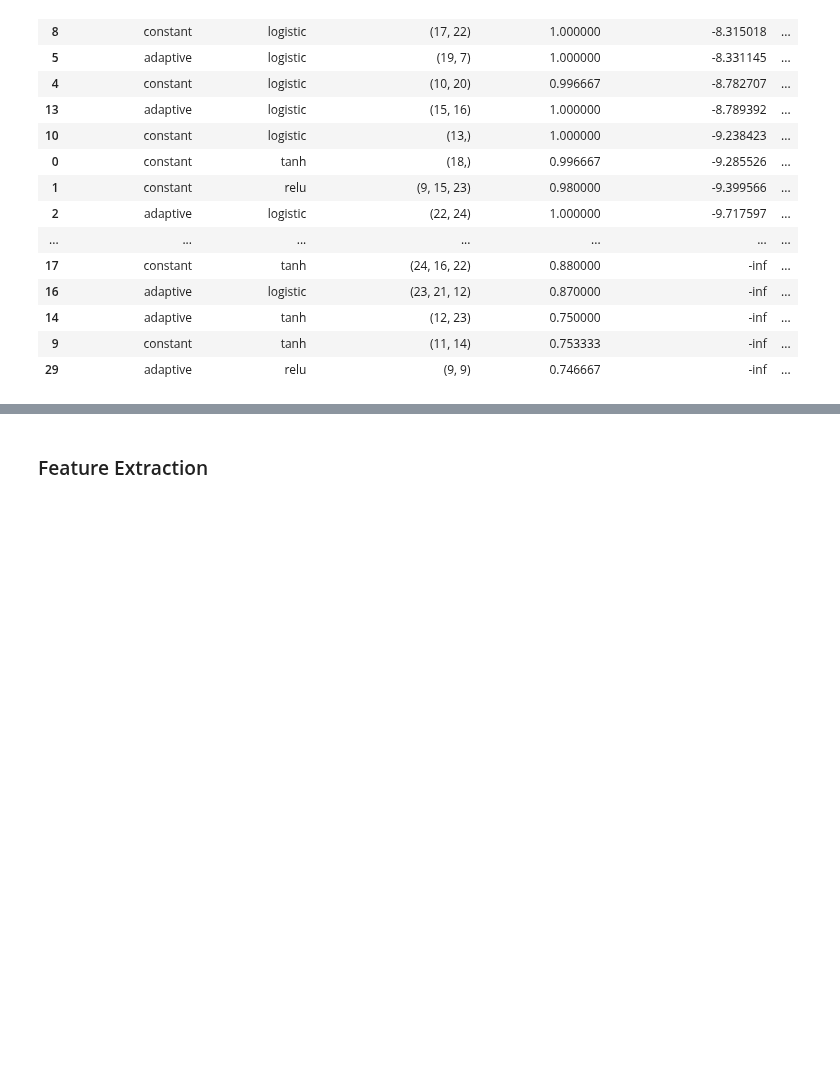
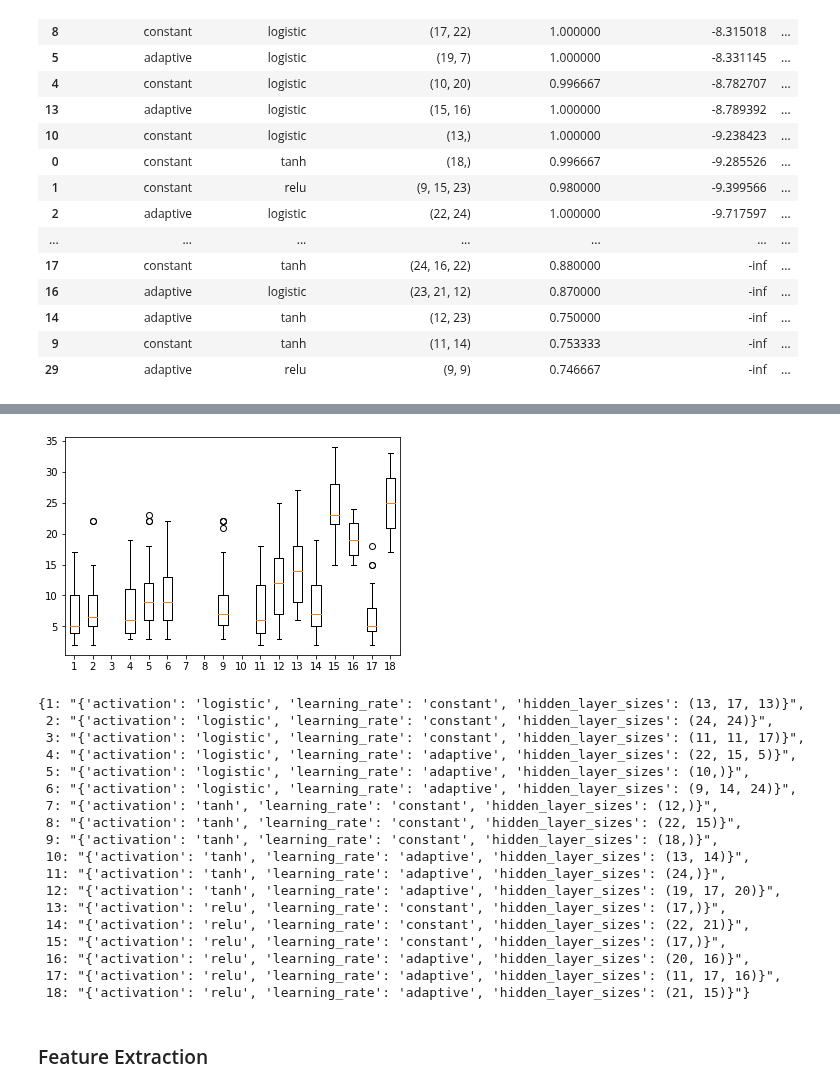
Before and after one commit to JulianBvW/BA-WDN-Leakage-Detection, a Jupyter notebook: LeakageDetection.ipynb, the cells around one changed output, grey strips where cells are left out. Cells and saved outputs as stored; diff of their text form; code cells hidden in the pictures; blank space fills up the shorter version.

```diff
--- a/LeakageDetection.ipynb
+++ b/LeakageDetection.ipynb
@@ -363,3 +457,38 @@ results_mlp[['param_learning_rate', 'param_activation', 'param_hidden_layer_size
 | 14 | adaptive | tanh | (12, 23) | 0.750000 | -inf | ... |
 | 9 | constant | tanh | (11, 14) | 0.753333 | -inf | ... |
 | 29 | adaptive | relu | (9, 9) | 0.746667 | -inf | ... |
+# %%
+from sklearn.neural_network import MLPClassifier
+
+parameters_mlp = {'learning_rate': ['constant', 'adaptive'],
+                  'activation': ['logistic', 'tanh', 'relu']}
+# %%
+parameters_mlp_new = []
+for params in ParameterGrid(parameters_mlp):
+  for i in range(3):
+    params2 = params.copy()
+    params2['hidden_layer_sizes'] = NNSize().rvs()
+    parameters_mlp_new.append(params2)
+# %%
+from tqdm import tqdm
+from sklearn.model_selection import ParameterGrid
+from sklearn.model_selection import train_test_split
+from utils.metrics import detection_time_list
+
+X_train, X_test, y_train, y_test = train_test_split(X, y)
+
+results = []
+parameters_idxs = {}
+for idx, params in enumerate(tqdm(parameters_mlp_new)):
+  model_mlp = ClassificationModel(MLPClassifier(**params))
+  y_pred = model_mlp.fit(X_train, y_train).predict(X_test)
+  results.append(detection_time_list(y_test, y_pred))
+  parameters_idxs[idx+1] = str(params)
+# %%
+for i in range(5):
+  print('###', i)
+  X_train, X_test, y_train, y_test = train_test_split(X, y)
+  for idx, params in enumerate(tqdm(parameters_mlp_new)):
+    model_mlp = ClassificationModel(MLPClassifier(**params))
+    y_pred = model_mlp.fit(X_train, y_train).predict(X_test)
+    results[idx] = detection_time_list(y_test, y_pred)
@@ -366,3 +501,27 @@ results_mlp[['param_learning_rate', 'param_activation', 'param_hidden_layer_size
+# %%
+plt.boxplot(results)
+plt.show()
+parameters_idxs
+# %% [output]
+[figure, added]
+{1: "{'activation': 'logistic', 'learning_rate': 'constant', 'hidden_layer_sizes': (13, 17, 13)}",
+ 2: "{'activation': 'logistic', 'learning_rate': 'constant', 'hidden_layer_sizes': (24, 24)}",
+ 3: "{'activation': 'logistic', 'learning_rate': 'constant', 'hidden_layer_sizes': (11, 11, 17)}",
+ 4: "{'activation': 'logistic', 'learning_rate': 'adaptive', 'hidden_layer_sizes': (22, 15, 5)}",
+ 5: "{'activation': 'logistic', 'learning_rate': 'adaptive', 'hidden_layer_sizes': (10,)}",
+ 6: "{'activation': 'logistic', 'learning_rate': 'adaptive', 'hidden_layer_sizes': (9, 14, 24)}",
+ 7: "{'activation': 'tanh', 'learning_rate': 'constant', 'hidden_layer_sizes': (12,)}",
+ 8: "{'activation': 'tanh', 'learning_rate': 'constant', 'hidden_layer_sizes': (22, 15)}",
+ 9: "{'activation': 'tanh', 'learning_rate': 'constant', 'hidden_layer_sizes': (18,)}",
+ 10: "{'activation': 'tanh', 'learning_rate': 'adaptive', 'hidden_layer_sizes': (13, 14)}",
+ 11: "{'activation': 'tanh', 'learning_rate': 'adaptive', 'hidden_layer_sizes': (24,)}",
+ 12: "{'activation': 'tanh', 'learning_rate': 'adaptive', 'hidden_layer_sizes': (19, 17, 20)}",
+ 13: "{'activation': 'relu', 'learning_rate': 'constant', 'hidden_layer_sizes': (17,)}",
+ 14: "{'activation': 'relu', 'learning_rate': 'constant', 'hidden_layer_sizes': (22, 21)}",
+ 15: "{'activation': 'relu', 'learning_rate': 'constant', 'hidden_layer_sizes': (17,)}",
+ 16: "{'activation': 'relu', 'learning_rate': 'adaptive', 'hidden_layer_sizes': (20, 16)}",
+ 17: "{'activation': 'relu', 'learning_rate': 'adaptive', 'hidden_layer_sizes': (11, 17, 16)}",
+ 18: "{'activation': 'relu', 'learning_rate': 'adaptive', 'hidden_layer_sizes': (21, 15)}"}
 # %% [markdown]
 ### Feature Extraction
 # %% [markdown]
```
Also changed, not shown: parts of 11 cells of this notebook, 1 other file.
